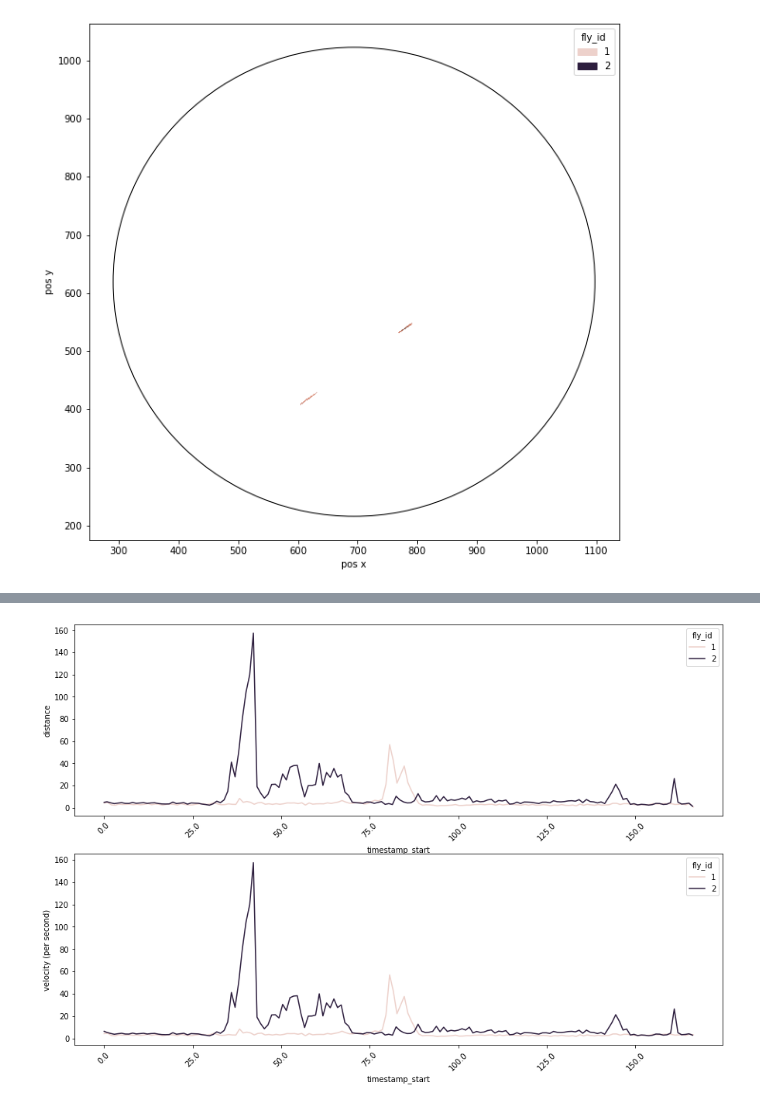
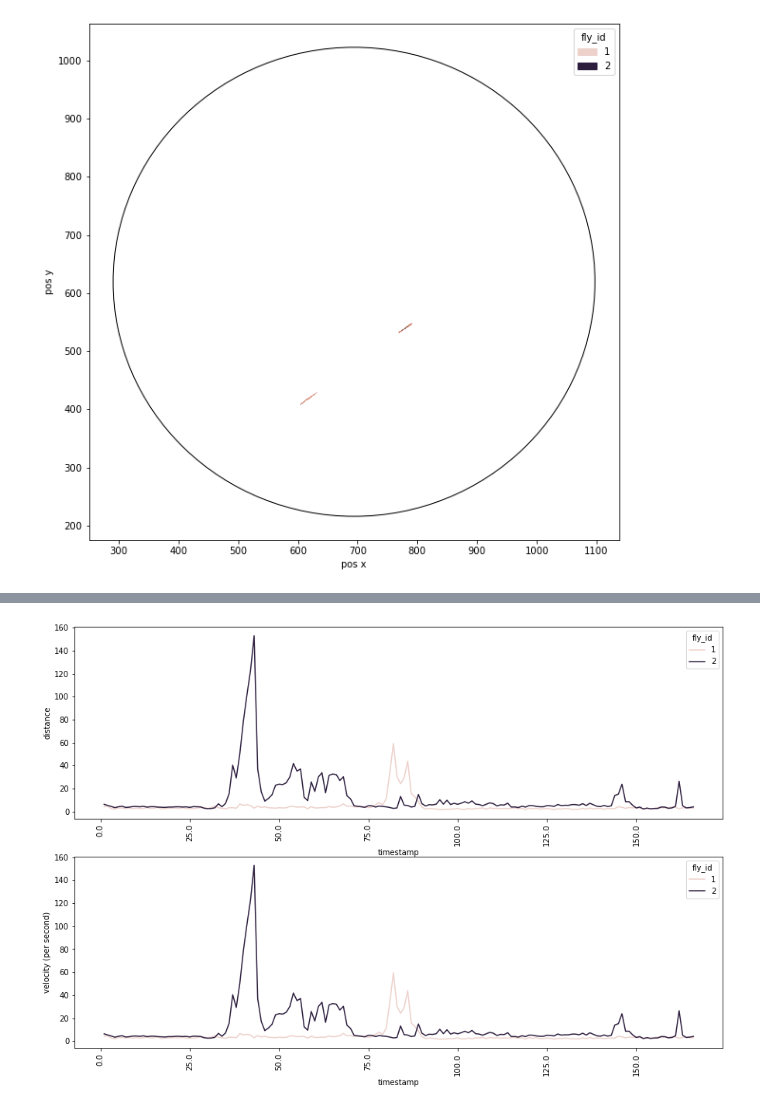
Before and after one commit to andystopia/motra, a Jupyter notebook: example.ipynb, the cells around one changed output, grey strips where cells are left out. Drawn from its saved outputs; the diff is of its cells as text; code cells hidden in the pictures.

```diff
--- a/example.ipynb
+++ b/example.ipynb
@@ -50,4 +52,4 @@ stat
-# %%
-mod_stat = motra.visualize_stats(stat)
-# %% [output]
-[figure, removed]
+# %%
+motra.visualize_stats(stats)
+# %% [output]
+[figure, added]
```
Also changed, not shown: parts of 4 cells of this notebook, 2 other files.
